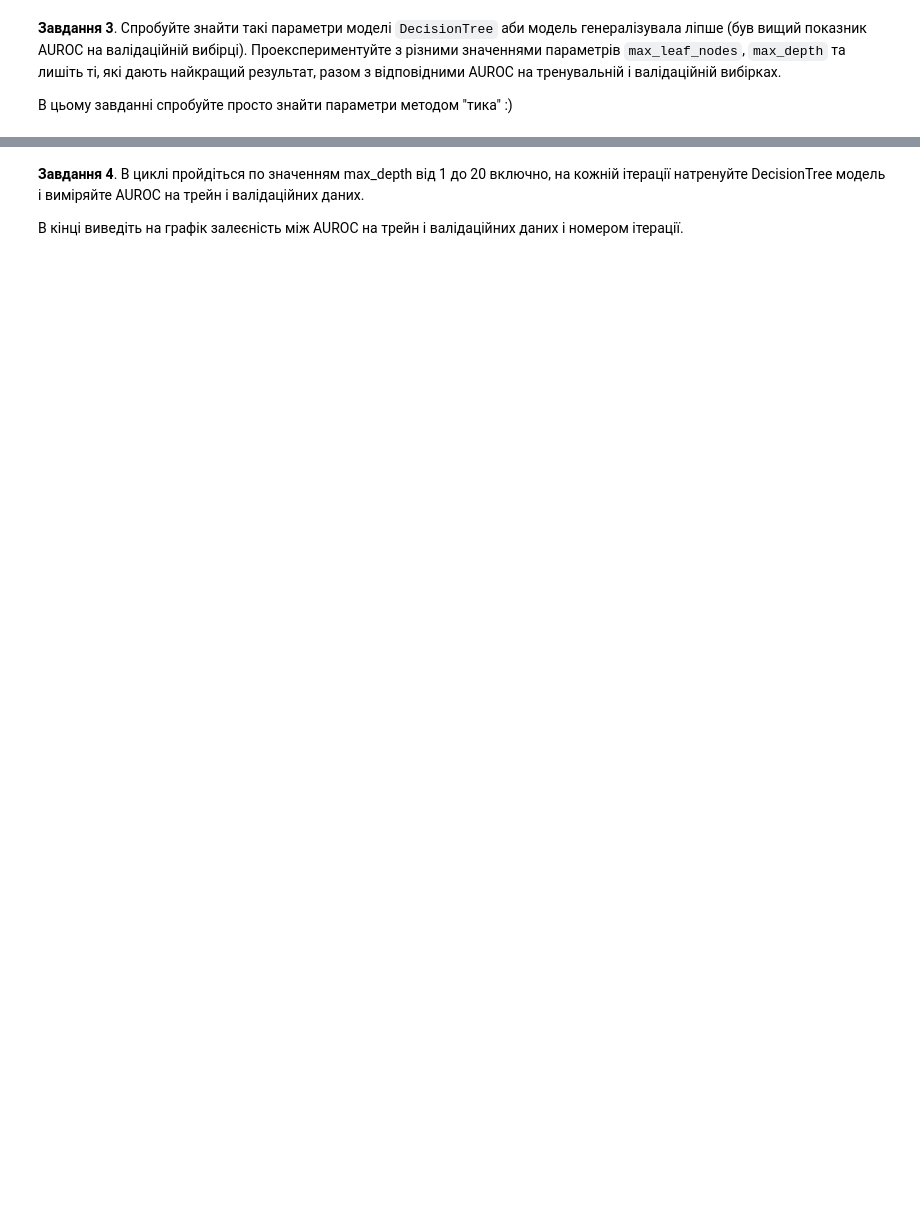
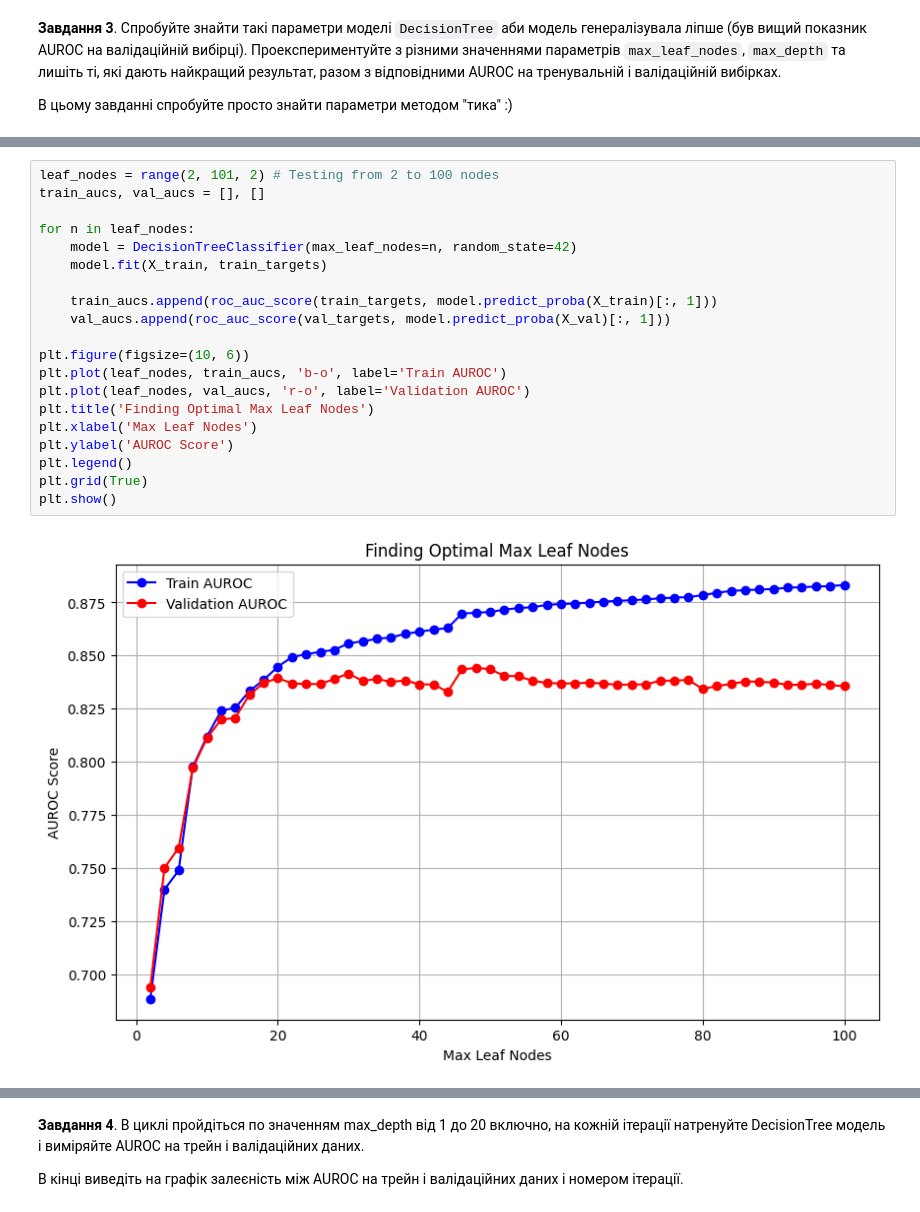
Before and after one commit to yelenana/machine_learning, a Jupyter notebook: Rybchynska_Olena_"HW_2_3_Дерева_прийняття_рішень_ipynb".ipynb, the cells around one changed output, grey strips where cells are left out. Saved outputs shown, nothing was run; the diff lists cells and outputs as text; blank space fills up the shorter version.

```diff
--- a/Rybchynska_Olena_"HW_2_3_Дерева_прийняття_рішень_ipynb".ipynb
+++ b/Rybchynska_Olena_"HW_2_3_Дерева_прийняття_рішень_ipynb".ipynb
@@ -52,0 +231,22 @@ drive.mount('/content/drive/')
+# %%
+leaf_nodes = range(2, 101, 2) # Testing from 2 to 100 nodes
+train_aucs, val_aucs = [], []
+
+for n in leaf_nodes:
+    model = DecisionTreeClassifier(max_leaf_nodes=n, random_state=42)
+    model.fit(X_train, train_targets)
+
+    train_aucs.append(roc_auc_score(train_targets, model.predict_proba(X_train)[:, 1]))
+    val_aucs.append(roc_auc_score(val_targets, model.predict_proba(X_val)[:, 1]))
+
+plt.figure(figsize=(10, 6))
+plt.plot(leaf_nodes, train_aucs, 'b-o', label='Train AUROC')
+plt.plot(leaf_nodes, val_aucs, 'r-o', label='Validation AUROC')
+plt.title('Finding Optimal Max Leaf Nodes')
+plt.xlabel('Max Leaf Nodes')
+plt.ylabel('AUROC Score')
+plt.legend()
+plt.grid(True)
+plt.show()
+# %% [output]
+[figure, added]
```
Also changed, not shown: parts of 38 cells of this notebook.
